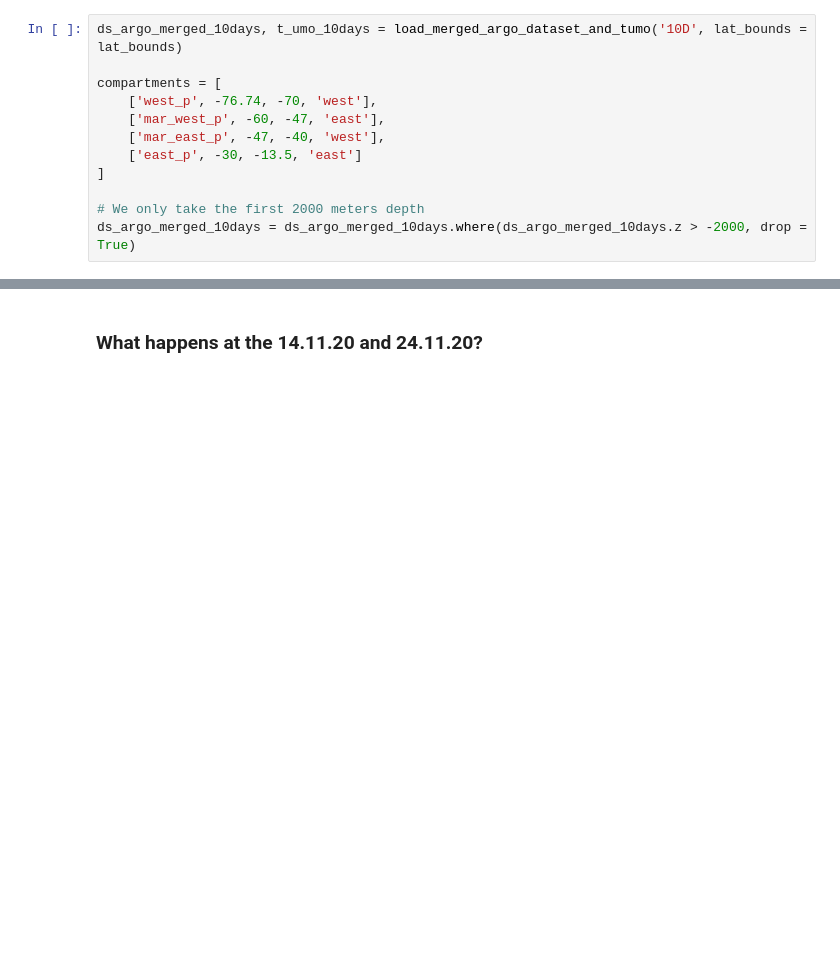
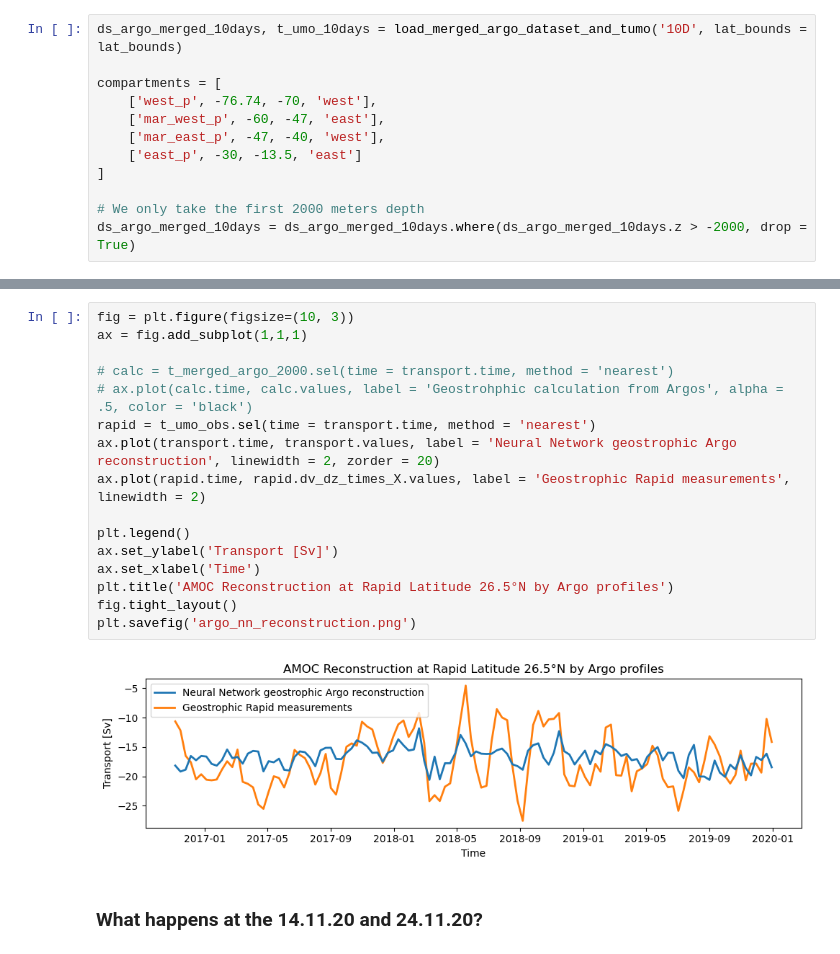
Before and after one commit to ywoelker/rapid-geostrophic-reconstruction, a Jupyter notebook: rapid_umo_reconstruction/06_argo_prediction.ipynb, the cells around one changed output, grey strips where cells are left out. Drawn from its saved outputs; the diff is of its cells as text; blank space fills up the shorter version.

```diff
--- a/rapid_umo_reconstruction/06_argo_prediction.ipynb
+++ b/rapid_umo_reconstruction/06_argo_prediction.ipynb
@@ -1865,3 +2050,21 @@ plt.plot(in_X, lr.predict(in_X), 'k--')
+# %%
+fig = plt.figure(figsize=(10, 3))
+ax = fig.add_subplot(1,1,1)
+
+# calc = t_merged_argo_2000.sel(time = transport.time, method = 'nearest')
+# ax.plot(calc.time, calc.values, label = 'Geostrohphic calculation from Argos', alpha = .5, color = 'black')
+rapid = t_umo_obs.sel(time = transport.time, method = 'nearest')
+ax.plot(transport.time, transport.values, label = 'Neural Network geostrophic Argo reconstruction', linewidth = 2, zorder = 20)
+ax.plot(rapid.time, rapid.dv_dz_times_X.values, label = 'Geostrophic Rapid measurements', linewidth = 2)
+
+plt.legend()
+ax.set_ylabel('Transport [Sv]')
+ax.set_xlabel('Time')
+plt.title('AMOC Reconstruction at Rapid Latitude 26.5°N by Argo profiles')
+fig.tight_layout()
+plt.savefig('argo_nn_reconstruction.png')
+# %% [output]
+[figure, added]
 # %% [markdown]
 ### What happens at the 14.11.20 and 24.11.20?
 # %%
```
Also changed, not shown: parts of 35 cells of this notebook.
